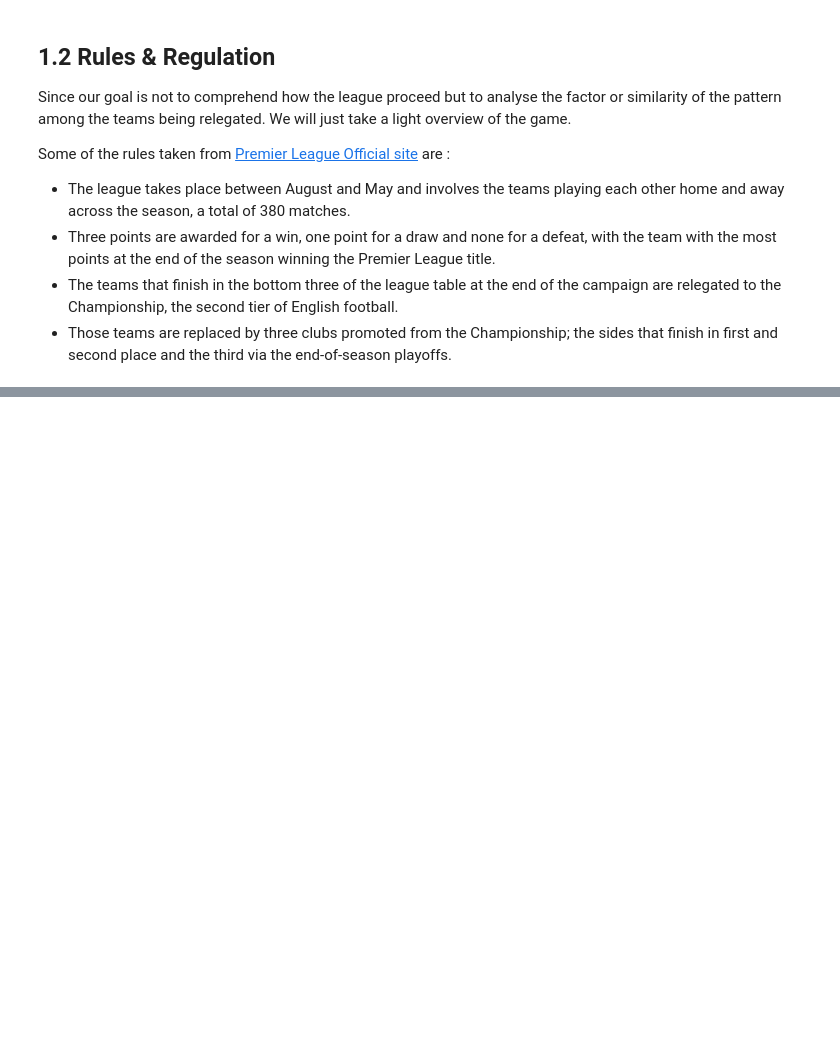
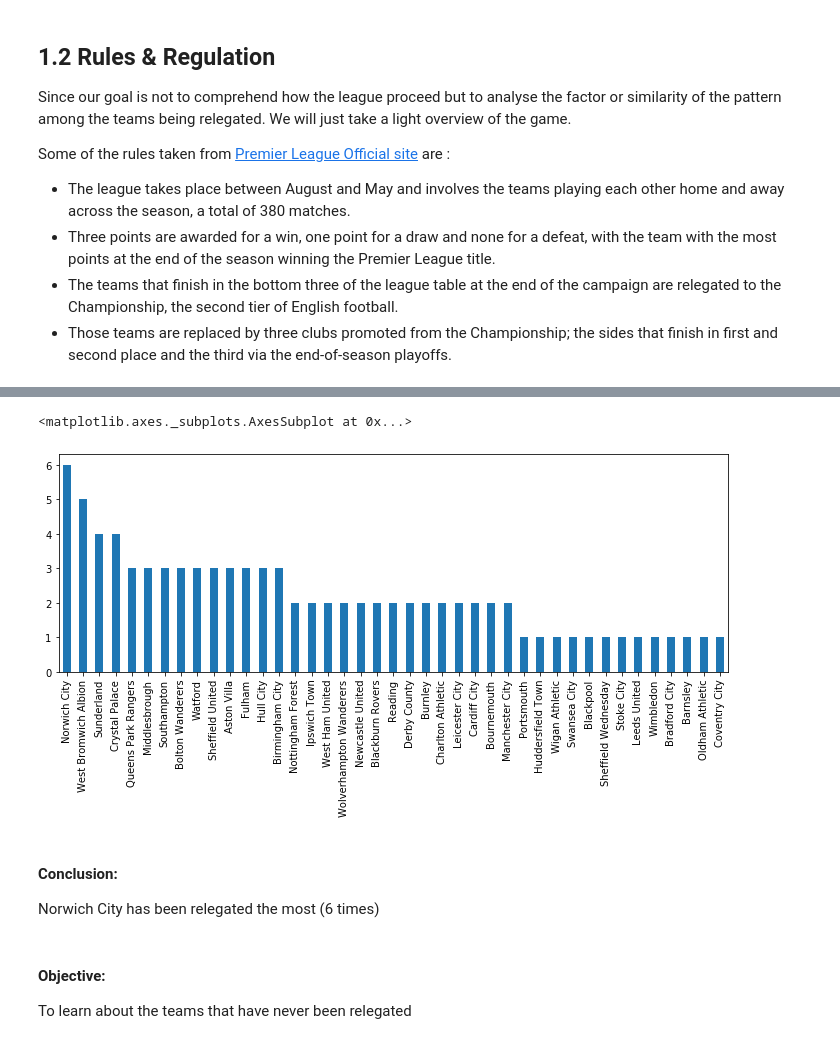
Before and after one commit to samerrkhann/english-premier-league, a Jupyter notebook: british_premier_league.ipynb, the cells around one changed output, grey strips where cells are left out. Cells and saved outputs as stored; diff of their text form; code cells hidden in the pictures; blank space fills up the shorter version.

```diff
--- a/british_premier_league.ipynb
+++ b/british_premier_league.ipynb
@@ -152,0 +271,14 @@ df.head()
+# %%
+most_relegation=df.loc[df['Position'].between(18,20),'Club'].value_counts()
+#plotting results
+plt.figure(figsize=(12,4))
+most_relegation.plot(kind='bar')
+# %% [output]
+<matplotlib.axes._subplots.AxesSubplot at 0x...>
+[figure, added]
+# %% [markdown]
+#### Conclusion:
+Norwich City has been relegated the most (6 times)
+# %% [markdown]
+#### Objective:
+To learn about the teams that have never been relegated
```
Also changed, not shown: parts of 71 cells of this notebook, 2 other files.
